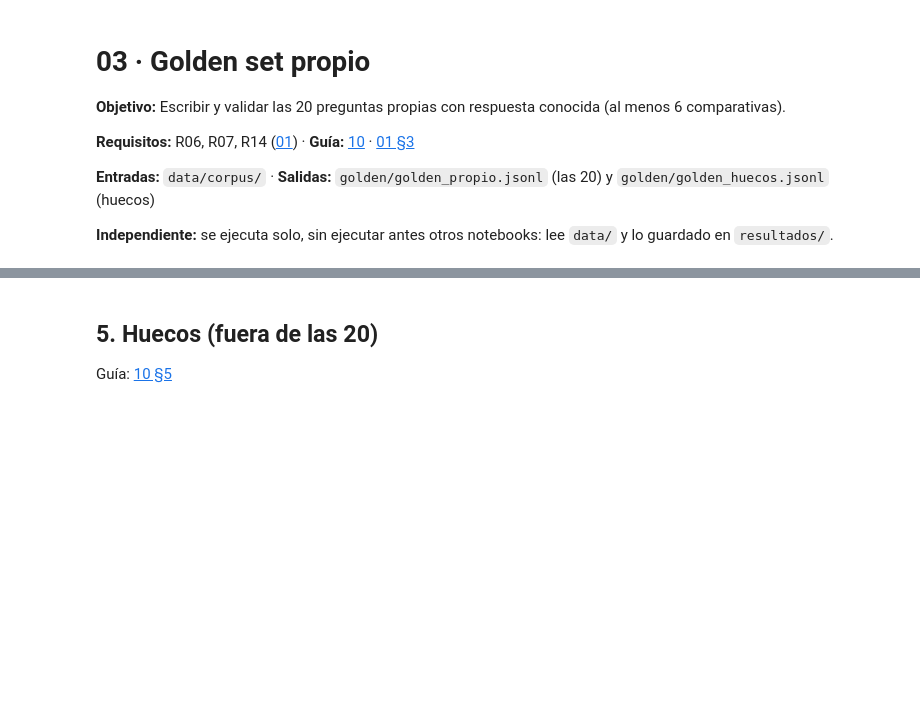
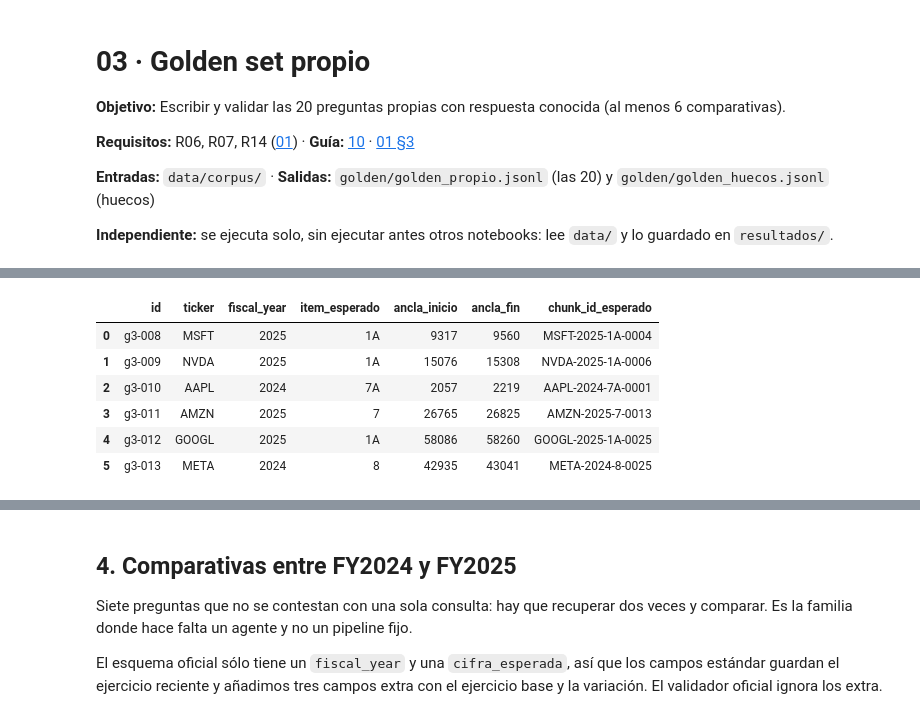
Before and after one commit to Romequinco/10k-financial-agent, a Jupyter notebook: notebooks/03_golden_set.ipynb, the cells around one changed output, grey strips where cells are left out. Drawn from its saved outputs; the diff is of its cells as text; code cells hidden in the pictures; blank space fills up the shorter version.

```diff
--- a/notebooks/03_golden_set.ipynb
+++ b/notebooks/03_golden_set.ipynb
@@ -40,0 +276,70 @@ Guía: [10 §4](../docs/10_skill_golden_set.md)
+# %%
+SELECCION = {
+    "msft-ia":     0,
+    "nvda-supply": 1,
+    "aapl-fx":     0,
+    "amzn-aws":    0,
+    "googl-anti":  0,
+    "meta-item8":  0,
+}
+
+def anclar(ticker, fiscal_year, item, frase):
+    texto, _ = frases_de(ticker, fiscal_year, item)
+    pos = texto.find(frase)
+    if pos == -1:
+        raise ValueError(f"La frase no aparece literal en {ticker} FY{fiscal_year} {item}.")
+    if texto.find(frase, pos + 1) != -1:
+        print(f"AVISO: el ancla aparece más de una vez en {ticker} FY{fiscal_year} {item}. "
+              "Elige otra candidata si quieres un ancla inequívoca.")
+    trozos = chunks[(chunks["ticker"] == ticker)
+                    & (chunks["fiscal_year"].astype(int) == int(fiscal_year))
+                    & (chunks["item"] == item)]
+    cid = next((t.chunk_id for t in trozos.itertuples() if frase in t.texto), None)
+    if cid is None:
+        print(f"AVISO: ningún fragmento contiene el ancla entera ({ticker} FY{fiscal_year} "
+              f"{item}). Cae en un corte del troceado; informativo, no rompe nada.")
+    return {"item_esperado": item, "ancla_texto": frase,
+            "ancla_inicio": pos, "ancla_fin": pos + len(frase),
+            "chunk_id_esperado": cid}
+
+extractivas = []
+for i, e in enumerate(ESPEC_EXTRACTIVAS, start=len(numericas) + 1):
+    opciones = CANDIDATAS[e["clave"]]
+    assert opciones, (f"{e['clave']}: sin candidatas. Afloja los términos en "
+                      f"ESPEC_EXTRACTIVAS y vuelve a ejecutar la celda anterior.")
+    idx = SELECCION[e["clave"]]
+    assert idx < len(opciones), f"{e['clave']}: solo hay {len(opciones)} candidatas, pediste la {idx}"
+    frase = opciones[idx]
+
+    registro = {
+        "id": f"{PREFIJO}-{i:03d}",
+        "pregunta": e["pregunta"],
+        "familia": "extractiva",
+        "ticker": e["ticker"],
+        "fiscal_year": e["fy"],
+        "respuesta_esperada": "",
+        "cifra_esperada": None,
+        "unidad": None,
+        "concept_xbrl": None,
+        "herramienta_esperada": ["search_filings"],
+        "autor": AUTOR,
+        **anclar(e["ticker"], e["fy"], e["item"], frase),
+    }
+    registro["respuesta_esperada"] = (
+        f"Lo que el informe afirma en Item {e['item']}: «{registro['ancla_texto']}»")
+    extractivas.append(registro)
+
+tabla = pd.DataFrame(extractivas)
+display(tabla[["id", "ticker", "fiscal_year", "item_esperado",
+               "ancla_inicio", "ancla_fin", "chunk_id_esperado"]])
+for r in extractivas:
+    print(f"\n{r['id']} · {r['ticker']} FY{r['fiscal_year']} item {r['item_esperado']}")
+    print(textwrap.fill(r["ancla_texto"], 92))
+# %% [output]
+|  | id | ticker | fiscal_year | item_esperado | ancla_inicio | ancla_fin | chunk_id_esperado |
+| 0 | g3-008 | MSFT | 2025 | 1A | 9317 | 9560 | MSFT-2025-1A-0004 |
+| 1 | g3-009 | NVDA | 2025 | 1A | 15076 | 15308 | NVDA-2025-1A-0006 |
+| 2 | g3-010 | AAPL | 2024 | 7A | 2057 | 2219 | AAPL-2024-7A-0001 |
+| 3 | g3-011 | AMZN | 2025 | 7 | 26765 | 26825 | AMZN-2025-7-0013 |
+| 4 | g3-012 | GOOGL | 2025 | 1A | 58086 | 58260 | GOOGL-2025-1A-0025 |
+| 5 | g3-013 | META | 2024 | 8 | 42935 | 43041 | META-2024-8-0025 |
@@ -41,5 +363,10 @@ Guía: [10 §4](../docs/10_skill_golden_set.md)
 # %% [markdown]
-## 5. Huecos (fuera de las 20)
+## 4. Comparativas entre FY2024 y FY2025
 
-Guía: [10 §5](../docs/10_skill_golden_set.md)
+Siete preguntas que no se contestan con una sola consulta: hay que recuperar dos
+veces y comparar. Es la familia donde hace falta un agente y no un pipeline fijo.
+
+El esquema oficial sólo tiene un `fiscal_year` y una `cifra_esperada`, así que
+los campos estándar guardan el ejercicio reciente y añadimos tres campos extra
+con el ejercicio base y la variación. El validador oficial ignora los extra.
 # %%
```
Also changed, not shown: parts of 17 cells of this notebook, 3 other files.
